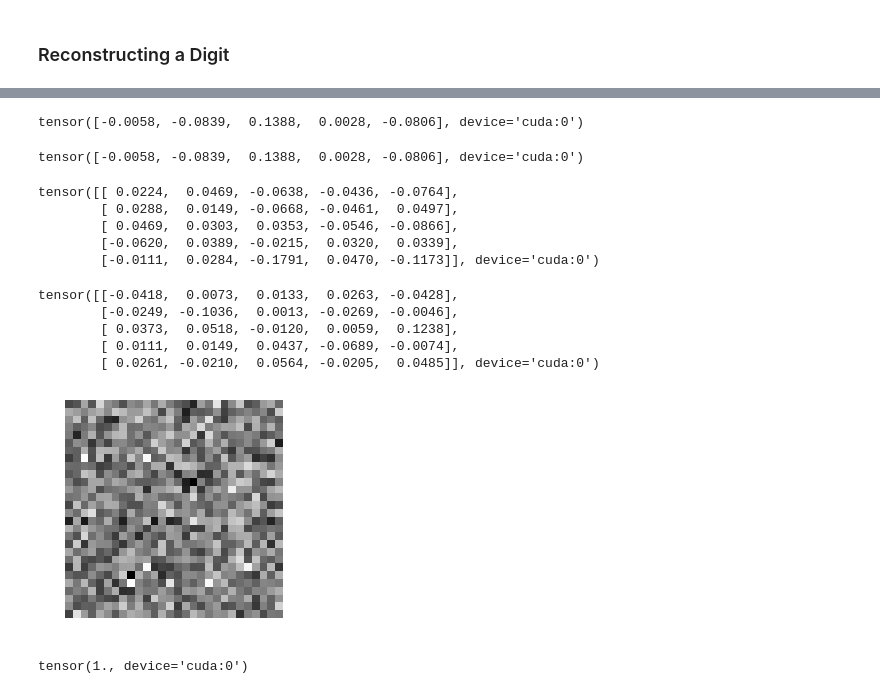
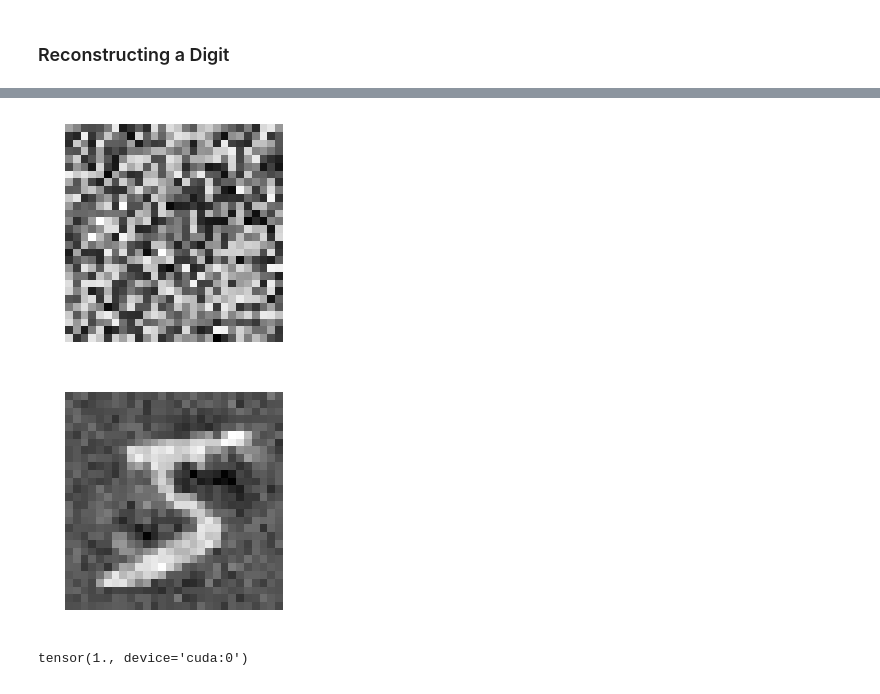
Before and after one commit to jorchard/peBogacz, a Jupyter notebook: python/Reverse MNIST.ipynb, the cells around one changed output, grey strips where cells are left out. Cells and saved outputs as stored; diff of their text form; code cells hidden in the pictures.

```diff
--- a/python/Reverse MNIST.ipynb
+++ b/python/Reverse MNIST.ipynb
@@ -333,24 +352,0 @@ net.layers[2].SetBidirectional()
-# %%
-print(net.layers[-2].v[:5])
-# %% [output]
-tensor([-0.0058, -0.0839,  0.1388,  0.0028, -0.0806], device='cuda:0')
-# %%
-print(net.layers[-2].v[:5])
-# %% [output]
-tensor([-0.0058, -0.0839,  0.1388,  0.0028, -0.0806], device='cuda:0')
-# %%
-net.connections[2].W[:5,:5] - net.connections[2].M[:5,:5].transpose(1,0)
-# %% [output]
-tensor([[ 0.0224,  0.0469, -0.0638, -0.0436, -0.0764],
-        [ 0.0288,  0.0149, -0.0668, -0.0461,  0.0497],
-        [ 0.0469,  0.0303,  0.0353, -0.0546, -0.0866],
-        [-0.0620,  0.0389, -0.0215,  0.0320,  0.0339],
-        [-0.0111,  0.0284, -0.1791,  0.0470, -0.1173]], device='cuda:0')
-# %%
-net.connections[2].M[:5,:5]
-# %% [output]
-tensor([[-0.0418,  0.0073,  0.0133,  0.0263, -0.0428],
-        [-0.0249, -0.1036,  0.0013, -0.0269, -0.0046],
-        [ 0.0373,  0.0518, -0.0120,  0.0059,  0.1238],
-        [ 0.0111,  0.0149,  0.0437, -0.0689, -0.0074],
-        [ 0.0261, -0.0210,  0.0564, -0.0205,  0.0485]], device='cuda:0')
@@ -357,12 +356,18 @@ tensor([[-0.0418,  0.0073,  0.0133,  0.0263, -0.0428],
 # %%
 #net.Reset()
-#net.layers[1].v = torch.tensor(vmem)
-net.layers[2].SetFixed()
+#net.layers[-2].SetFixed()
 net.layers[-1].v.zero_()
-z = net.layers[-1].sigma(net.Predict(1., test[1][3]))
+z = net.Predict(5., train[1][p])
 plt.imshow(np.reshape(z,[28, 28]), cmap='gray'); plt.axis('off');
 # %% [output]
-[figure, old version]
+[figure, new version]
+# %%
+#net.Reset()
+net.SetBidirectional()
+z = net.Predict(4., train[1][0])
+plt.imshow(np.reshape(z,[28, 28]), cmap='gray'); plt.axis('off');
+# %% [output]
+[figure, added]
 # %%
 net.layers[2].beta
 # %% [output]
```
Also changed, not shown: parts of 12 cells of this notebook, 12 other files.
